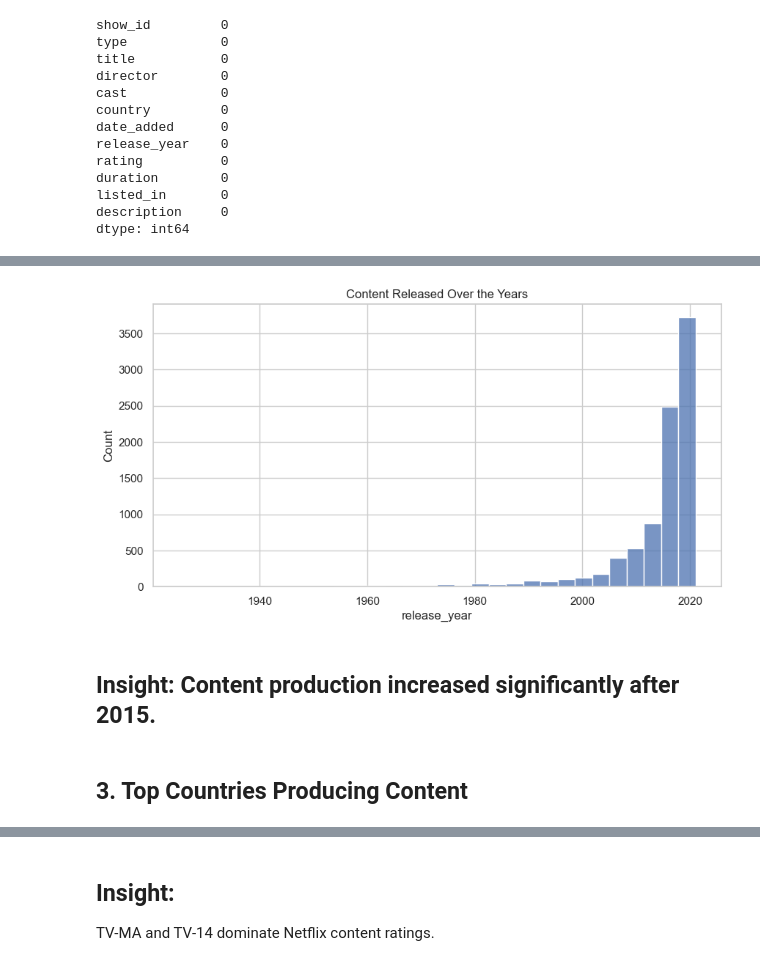
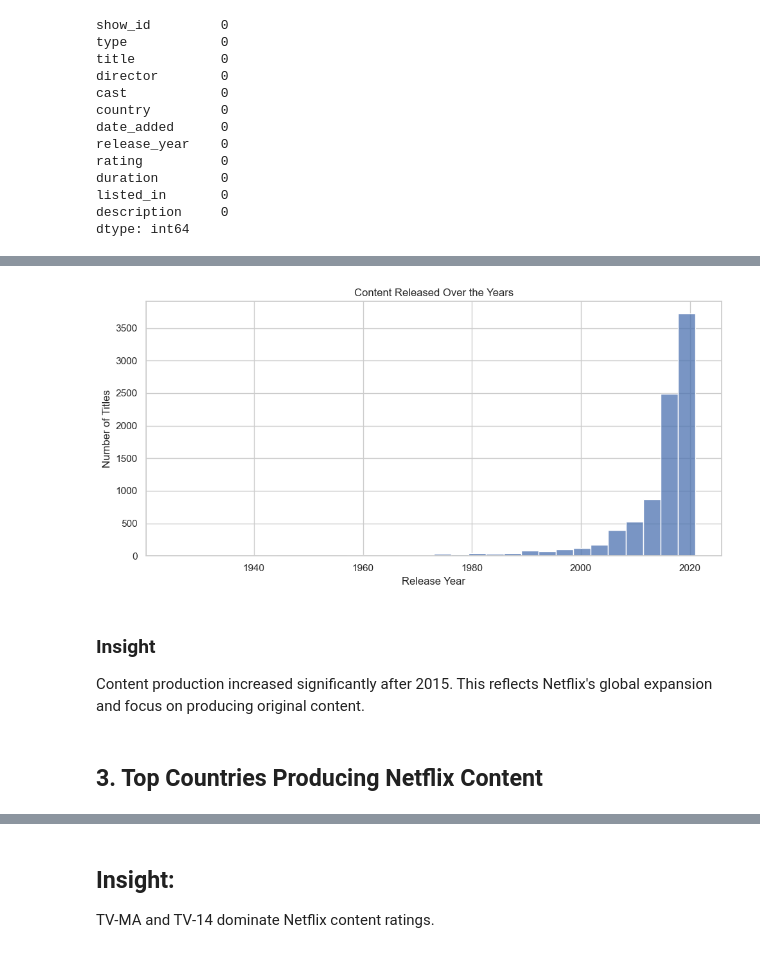
Before and after one commit to Saiful-2/netflix-eda-project, a Jupyter notebook: notebook/netflix_eda.ipynb, the cells around one changed output, grey strips where cells are left out. Cells and saved outputs as stored; diff of their text form; code cells hidden in the pictures.

```diff
--- a/notebook/netflix_eda.ipynb
+++ b/notebook/netflix_eda.ipynb
@@ -84,16 +145,23 @@ plt.show()
 # %%
 plt.figure(figsize=(10,5))
 sns.histplot(df['release_year'], bins=30)
 plt.title("Content Released Over the Years")
+plt.xlabel("Release Year")
+plt.ylabel("Number of Titles")
+plt.tight_layout()
+
 plt.savefig("D:/DSML/netflix-eda-project/images/release_year_trend.png",
             dpi=300, bbox_inches='tight')
 
 plt.show()
 # %% [output]
-[figure, old version]
+[figure, new version]
 # %% [markdown]
-## Insight: Content production increased significantly after 2015.
+### Insight
+
+Content production increased significantly after 2015.
+This reflects Netflix's global expansion and focus on producing original content.
 # %% [markdown]
-## 3. Top Countries Producing Content
+## 3. Top Countries Producing Netflix Content
 # %%
 top_countries = df['country'].value_counts().head(10)
```
Also changed, not shown: parts of 33 cells of this notebook.
